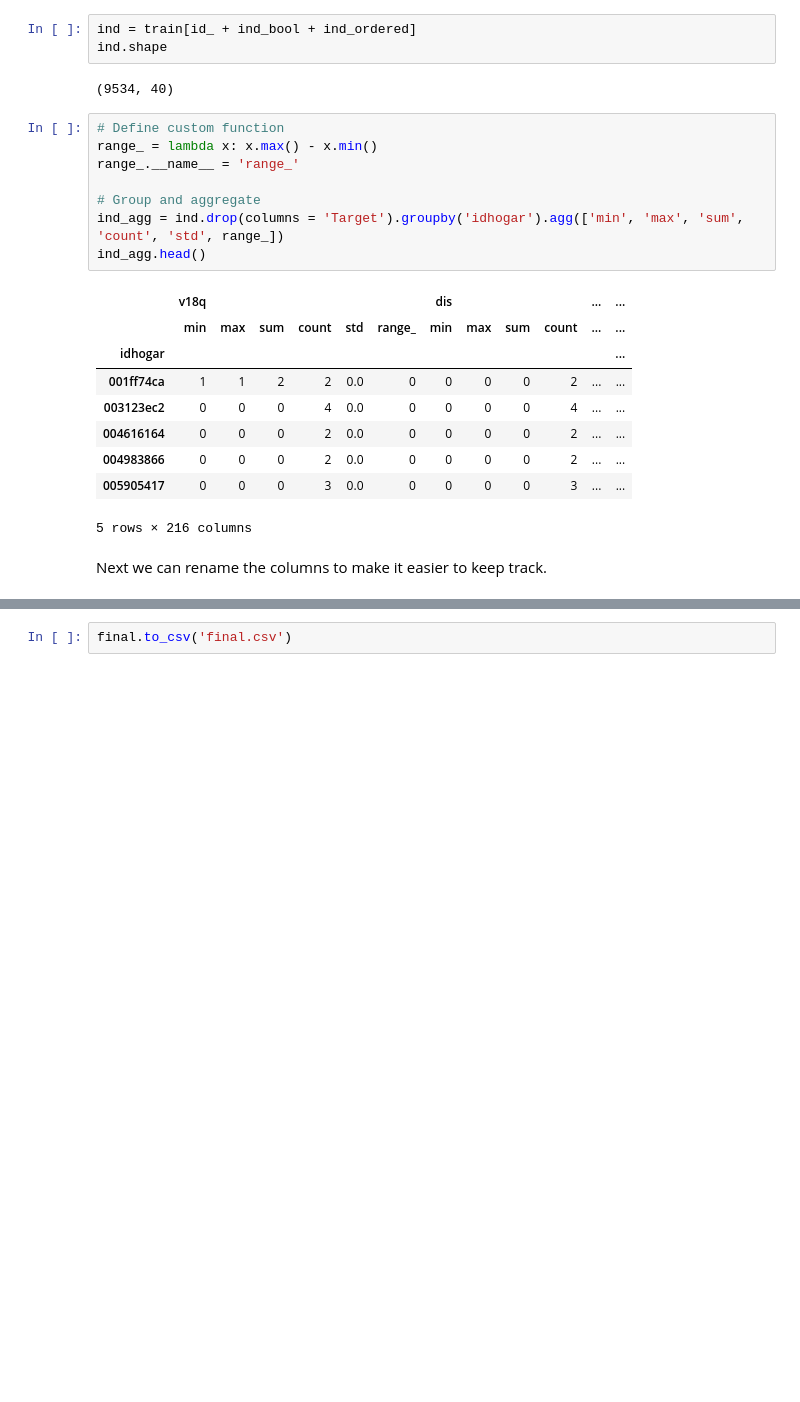
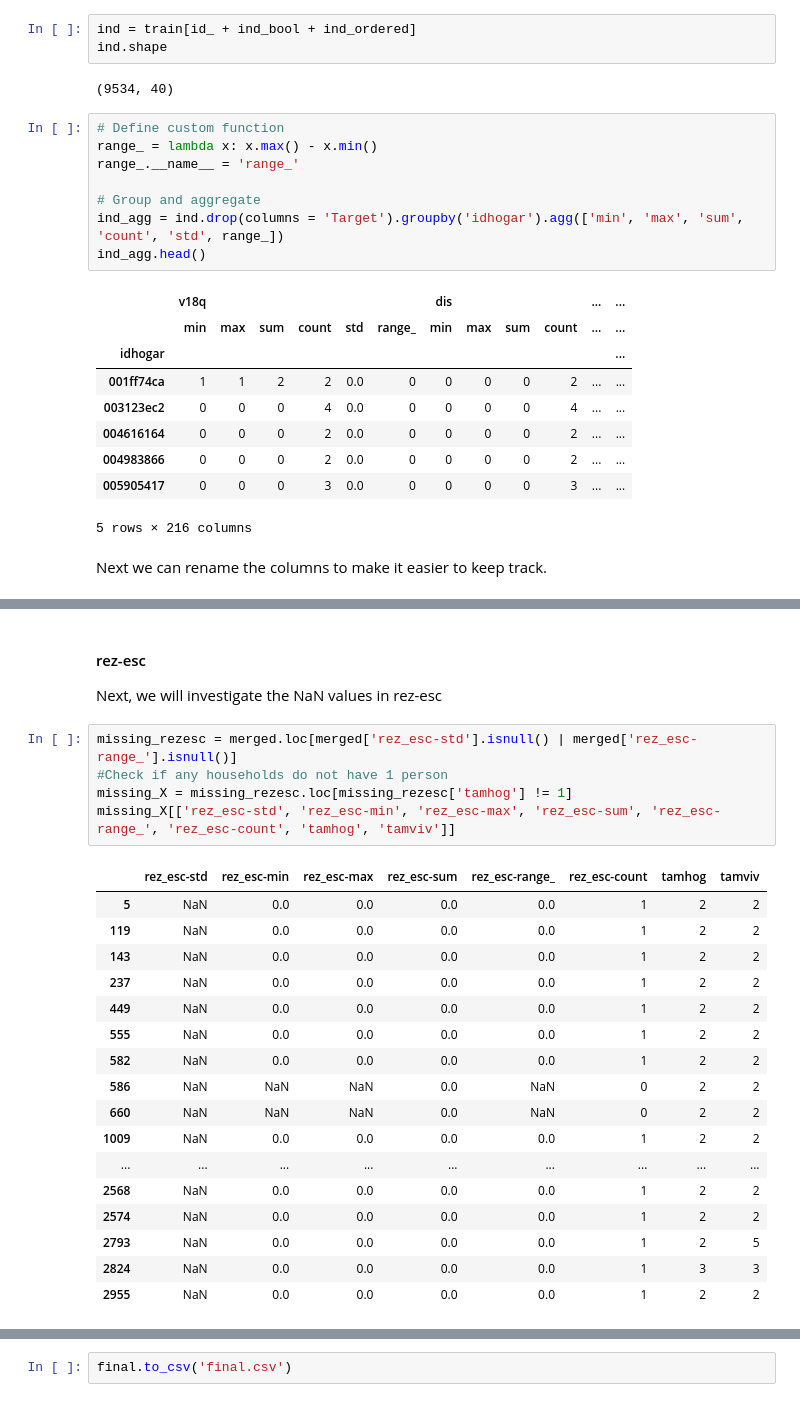
Before and after one commit to jindongyang94/BT4240, a Jupyter notebook: data_preprocessing.ipynb, the cells around one changed output, grey strips where cells are left out. Saved outputs shown, nothing was run; the diff lists cells and outputs as text; blank space fills up the shorter version.

Commit message:
Update pre-processing to account for NaN values

```diff
--- a/data_preprocessing.ipynb
+++ b/data_preprocessing.ipynb
@@ -500,0 +673,26 @@ ind_agg.head()
+# %% [markdown]
+#### rez-esc
+Next, we will investigate the NaN values in rez-esc
+# %%
+missing_rezesc = merged.loc[merged['rez_esc-std'].isnull() | merged['rez_esc-range_'].isnull()]
+#Check if any households do not have 1 person
+missing_X = missing_rezesc.loc[missing_rezesc['tamhog'] != 1]
+missing_X[['rez_esc-std', 'rez_esc-min', 'rez_esc-max', 'rez_esc-sum', 'rez_esc-range_', 'rez_esc-count', 'tamhog', 'tamviv']]
+# %% [output]
+|  | rez_esc-std | rez_esc-min | rez_esc-max | rez_esc-sum | rez_esc-range_ | rez_esc-count | tamhog | tamviv |
+| 5 | NaN | 0.0 | 0.0 | 0.0 | 0.0 | 1 | 2 | 2 |
+| 119 | NaN | 0.0 | 0.0 | 0.0 | 0.0 | 1 | 2 | 2 |
+| 143 | NaN | 0.0 | 0.0 | 0.0 | 0.0 | 1 | 2 | 2 |
+| 237 | NaN | 0.0 | 0.0 | 0.0 | 0.0 | 1 | 2 | 2 |
+| 449 | NaN | 0.0 | 0.0 | 0.0 | 0.0 | 1 | 2 | 2 |
+| 555 | NaN | 0.0 | 0.0 | 0.0 | 0.0 | 1 | 2 | 2 |
+| 582 | NaN | 0.0 | 0.0 | 0.0 | 0.0 | 1 | 2 | 2 |
+| 586 | NaN | NaN | NaN | 0.0 | NaN | 0 | 2 | 2 |
+| 660 | NaN | NaN | NaN | 0.0 | NaN | 0 | 2 | 2 |
+| 1009 | NaN | 0.0 | 0.0 | 0.0 | 0.0 | 1 | 2 | 2 |
+| ... | ... | ... | ... | ... | ... | ... | ... | ... |
+| 2568 | NaN | 0.0 | 0.0 | 0.0 | 0.0 | 1 | 2 | 2 |
+| 2574 | NaN | 0.0 | 0.0 | 0.0 | 0.0 | 1 | 2 | 2 |
+| 2793 | NaN | 0.0 | 0.0 | 0.0 | 0.0 | 1 | 2 | 5 |
+| 2824 | NaN | 0.0 | 0.0 | 0.0 | 0.0 | 1 | 3 | 3 |
+| 2955 | NaN | 0.0 | 0.0 | 0.0 | 0.0 | 1 | 2 | 2 |
```
Also changed, not shown: parts of 36 cells of this notebook.
